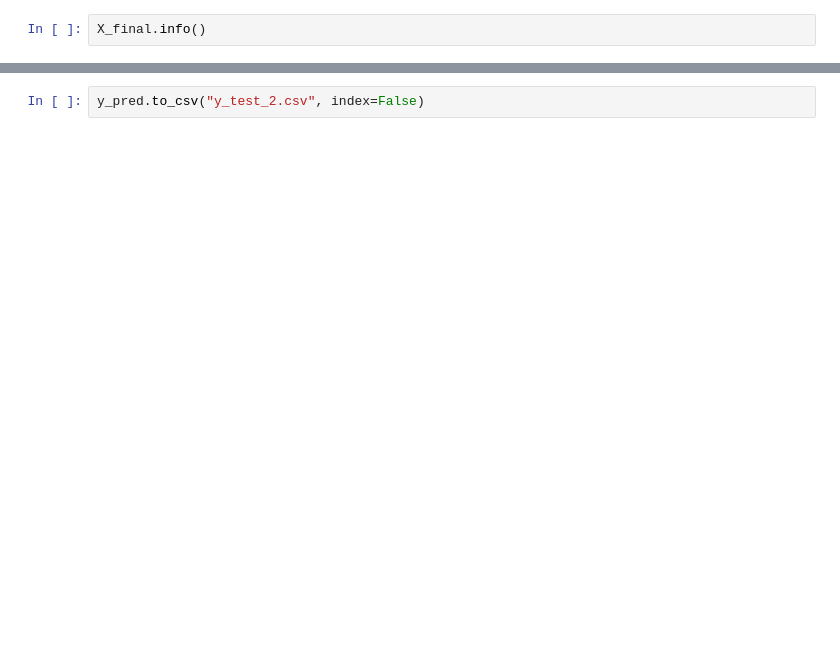
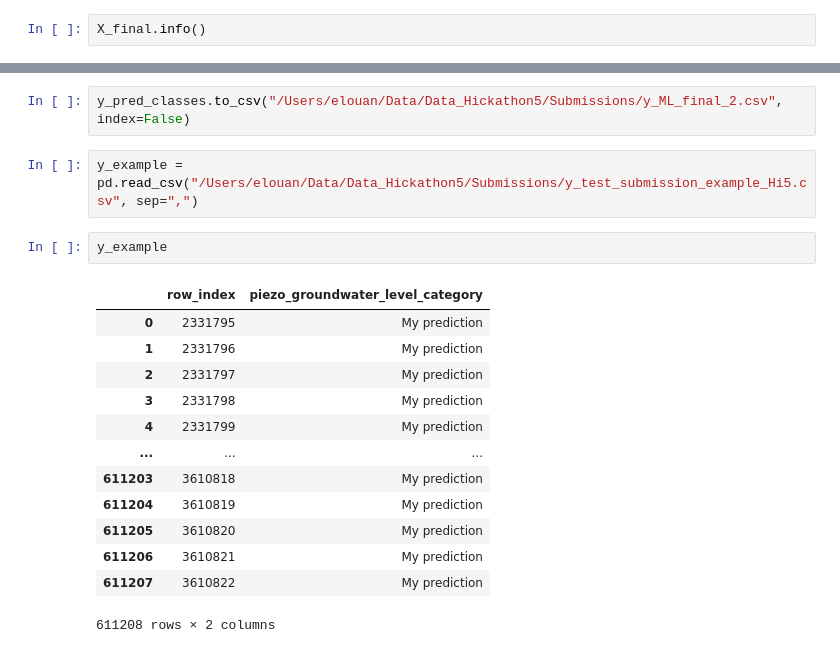
Before and after one commit to ElouanBahri/Hickathon5_code, a Jupyter notebook: Elouan/notebooks/test_first_model.ipynb, the cells around one changed output, grey strips where cells are left out. Cells and saved outputs as stored; diff of their text form; blank space fills up the shorter version.

Commit message:
fin du hickathon

```diff
--- a/Elouan/notebooks/test_first_model.ipynb
+++ b/Elouan/notebooks/test_first_model.ipynb
@@ -86,2 +152,20 @@ y_pred.info()
 # %%
-y_pred.to_csv("y_test_2.csv", index=False)
+y_pred_classes.to_csv("/Users/elouan/Data/Data_Hickathon5/Submissions/y_ML_final_2.csv", index=False)
+# %%
+y_example = pd.read_csv("/Users/elouan/Data/Data_Hickathon5/Submissions/y_test_submission_example_Hi5.csv", sep=",")
+# %%
+y_example
+# %% [output]
+|  | row_index | piezo_groundwater_level_category |
+| 0 | 2331795 | My prediction |
+| 1 | 2331796 | My prediction |
+| 2 | 2331797 | My prediction |
+| 3 | 2331798 | My prediction |
+| 4 | 2331799 | My prediction |
+| ... | ... | ... |
+| 611203 | 3610818 | My prediction |
+| 611204 | 3610819 | My prediction |
+| 611205 | 3610820 | My prediction |
+| 611206 | 3610821 | My prediction |
+| 611207 | 3610822 | My prediction |
+611208 rows × 2 columns
```
Also changed, not shown: parts of 19 cells of this notebook, 11 other files.
